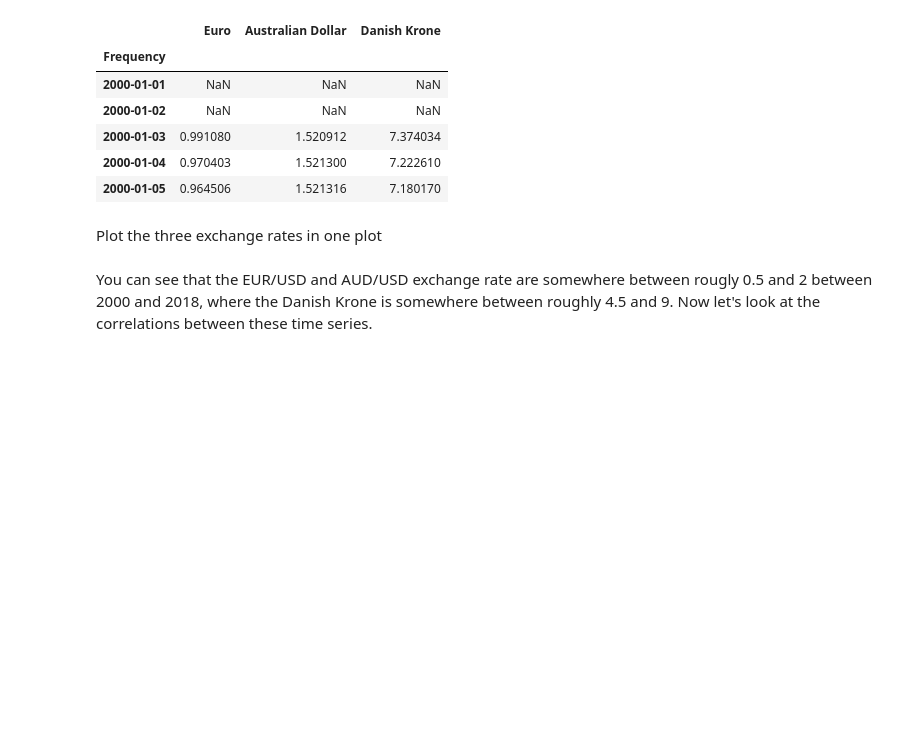
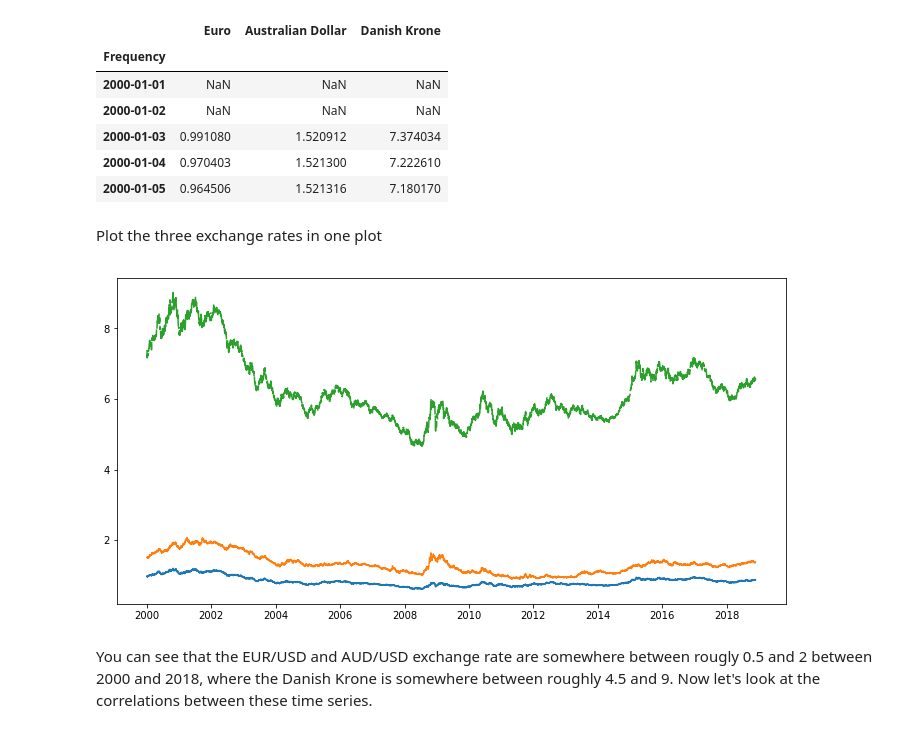
Before and after one commit to briansrebrenik/dsc-3-26-05-correlation-and-autocorrelation-in-time-series-lab-nyc-career-ds-102218, a Jupyter notebook: index.ipynb, the cells around one changed output. Saved outputs shown, nothing was run; the diff lists cells and outputs as text; code cells hidden in the pictures; blank space fills up the shorter version.

```diff
--- a/index.ipynb
+++ b/index.ipynb
@@ -42,6 +42,9 @@ Plot the three exchange rates in one plot
 # %%
 # your code here
 figure = plt.figure(figsize=(12,6))
+plt.plot(df);
+# %% [output]
+[figure, added]
 # %% [markdown]
 You can see that the EUR/USD and AUD/USD exchange rate are somewhere between rougly 0.5 and 2 between 2000 and 2018, where the Danish Krone is somewhere between roughly 4.5 and 9. Now let's look at the correlations between these time series.
 # %%
```
